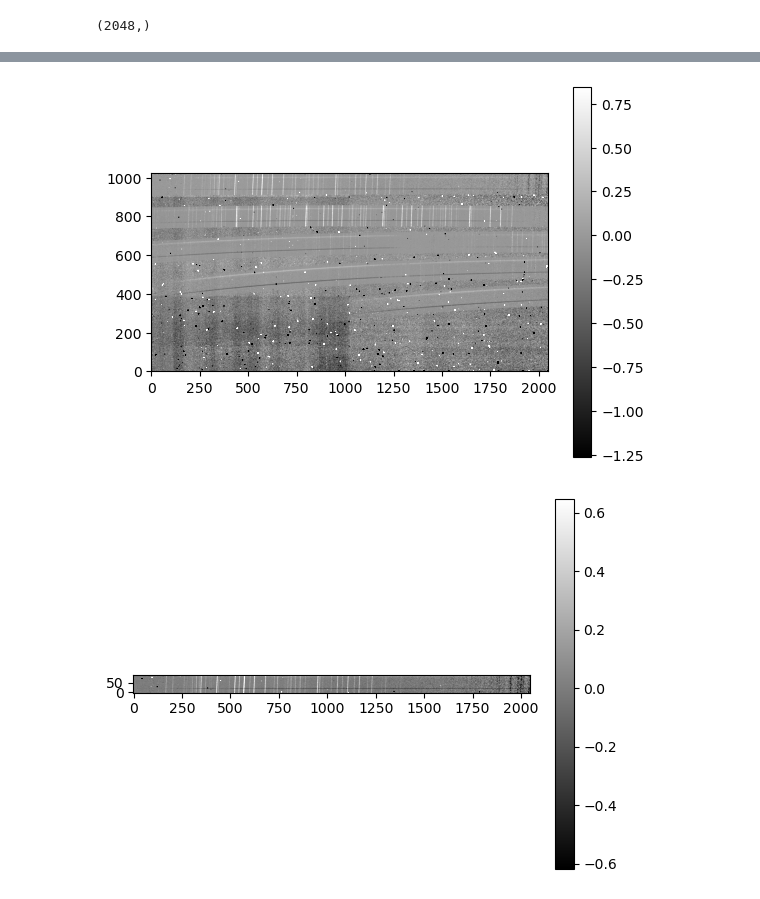
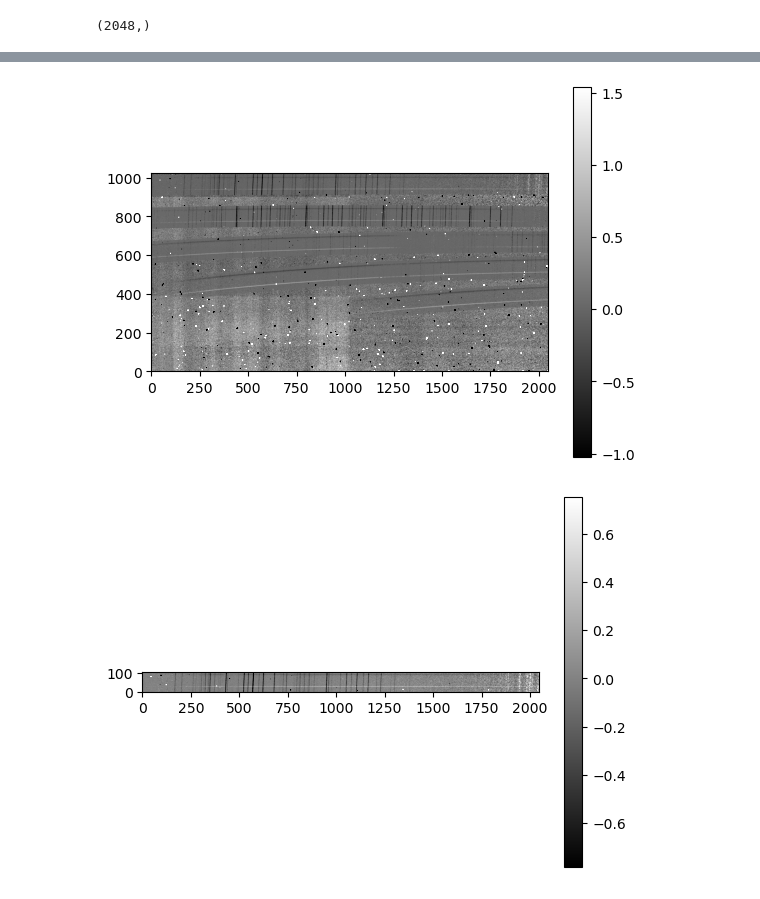
Before and after one commit to Hallflower20/palomar-project, a Jupyter notebook: data/pipeline.ipynb, the cells around one changed output, grey strips where cells are left out. Drawn from its saved outputs; the diff is of its cells as text; code cells hidden in the pictures.

```diff
--- a/data/pipeline.ipynb
+++ b/data/pipeline.ipynb
@@ -26,6 +26,6 @@ files = np.sort(files)
 # %%
 slit_w = 30 * u.arcsecond
 scale = 0.37 * u.arcsecond
-slit_pixel_w = int(slit_w / scale) + 10
+slit_pixel_w = int(slit_w / scale) + 20
 slit_pixel_w
 # %% [output]
@@ -125,7 +125,9 @@ def find_cutoffs(x, minimum = 0.04):
     return l_r
 # %%
 flat_counts = flat_on - flat_off
-flat = flat_counts / np.percentile(flat_counts, 99)
+#flat = flat_counts / np.percentile(flat_counts, 99)
+flat = flat_counts / np.max(flat_counts)
+print(np.max(flat))
 plot_data(flat)
 plt.show()
 # %% [output]
@@ -154,9 +157,9 @@ trace = Table.from_pandas(pd.read_csv("tspec_traces.csv"))
 trace["order3_min"] = np.floor(trace["order3"] - slit_pixel_w/2).astype(int)
 trace["order3_max"] = np.ceil(trace["order3"] + slit_pixel_w/2).astype(int)
 # %%
-def rectify(data, trace, slit_w, order):
+def rectify(data, trace, slit_w, order, offset = 0):
     trace_line_min = np.floor(trace[order] - slit_w/2).astype(int)
-    trace_line_max = trace_line_min + slit_w
+    trace_line_max = trace_line_min + slit_w + offset
     rectangle = []
     for i in range(data.shape[1]):
         column = data[:,i]
@@ -192,3 +198,6 @@ def AB_sub_flat(A, B, f = flat):
 # %%
 def ABBA_sub_flat(data, f = flat):
     return ((data[0] - data[1]) + (data[3] - data[2]))/f
+# %%
+def ABBA_sub_flat_i(data, f = flat):
+    return ((data[1] - data[0]) + (data[2] - data[3]))/f
@@ -254,12 +300,13 @@ def read_ABBA(table):
 # %%
 B2 = read_ABBA(not_obs2)
 # %%
-B2_reduced = ABBA_sub_flat(B2)
+B2_reduced = ABBA_sub_flat_i(B2)
 plot_data(B2_reduced)
 plt.show()
 B2_reduced_order3 = rectify(B2_reduced, trace, slit_pixel_w, "order3")
 plot_data(B2_reduced_order3)
+plt.show()
 # %% [output]
-[figure, old version]
+[figure, new version]
-[figure, old version]
+[figure, new version]
 # %%
```
Also changed, not shown: parts of 22 cells of this notebook, 1 other file.
